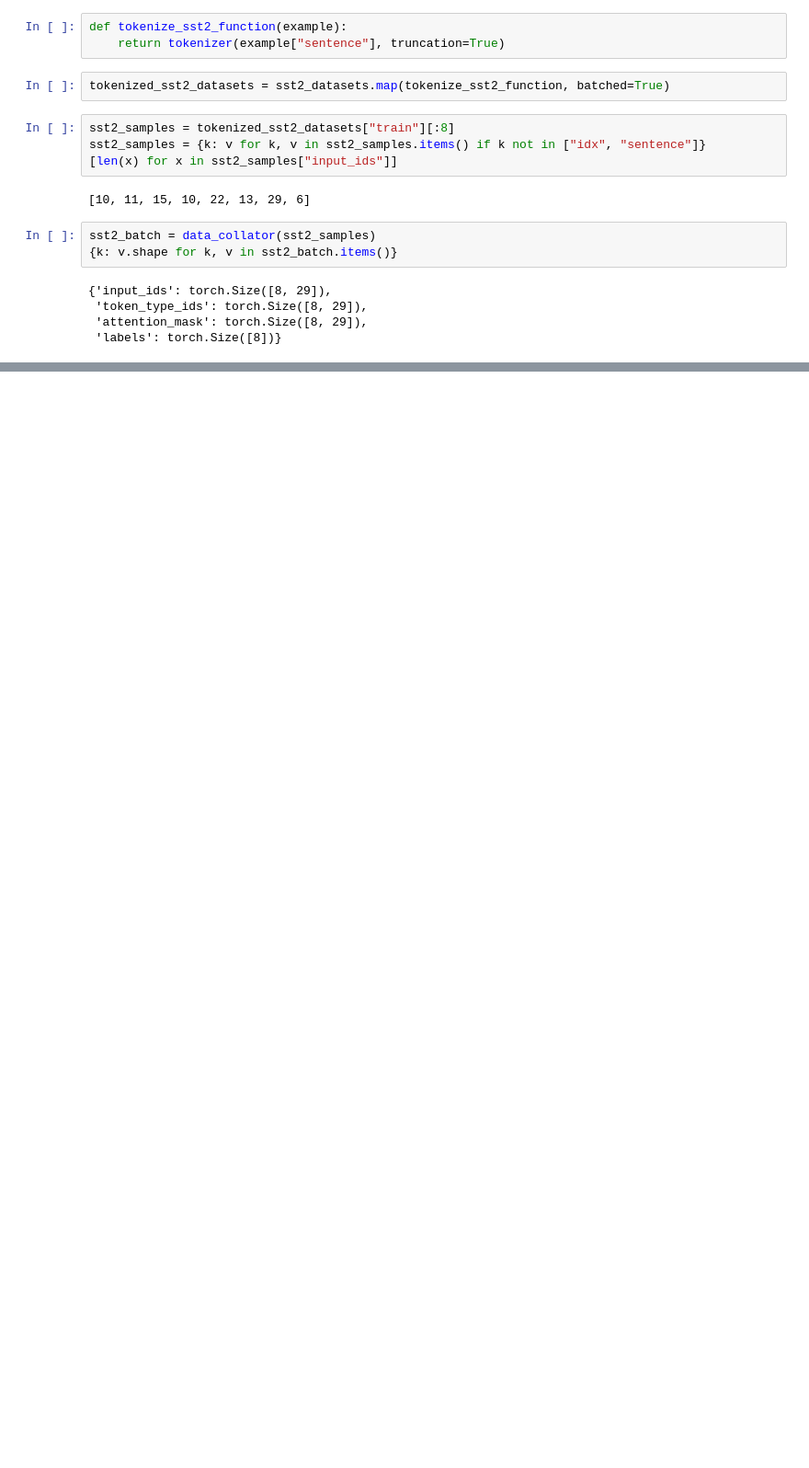
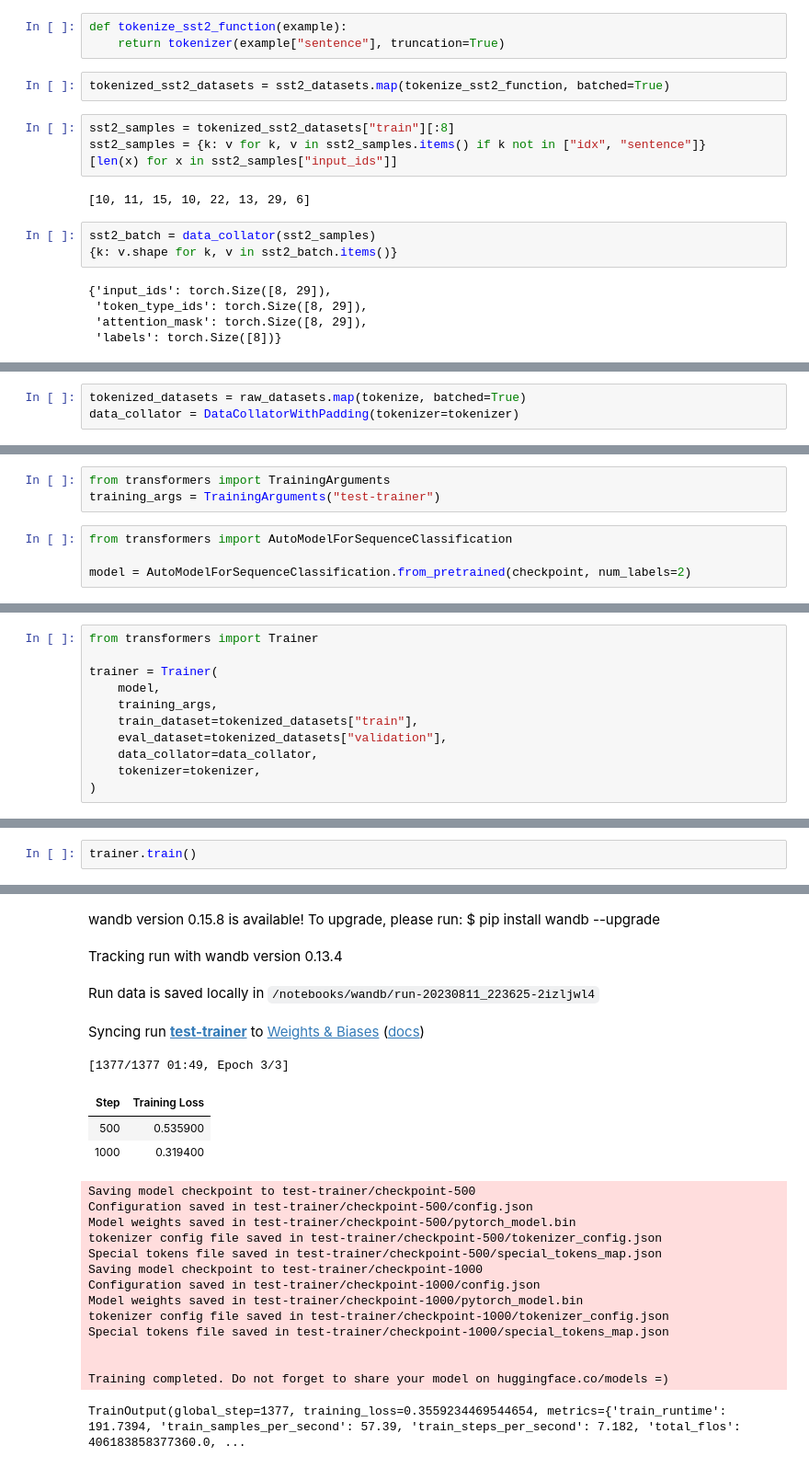
Before and after one commit to ptah23/nlp-transformers-course-notebooks, a Jupyter notebook: 3.Fine-tuning.ipynb, the cells around one changed output, grey strips where cells are left out. Shown at 92% size. Cells and saved outputs as stored; diff of their text form; blank space fills up the shorter version.

```diff
--- a/3.Fine-tuning.ipynb
+++ b/3.Fine-tuning.ipynb
@@ -177,0 +195,3 @@ sst2_batch = data_collator(sst2_samples)
+# %%
+tokenized_datasets = raw_datasets.map(tokenize, batched=True)
+data_collator = DataCollatorWithPadding(tokenizer=tokenizer)
@@ -177,0 +200,7 @@ sst2_batch = data_collator(sst2_samples)
+# %%
+from transformers import TrainingArguments
+training_args = TrainingArguments("test-trainer")
+# %%
+from transformers import AutoModelForSequenceClassification
+
+model = AutoModelForSequenceClassification.from_pretrained(checkpoint, num_labels=2)
@@ -177,0 +213,11 @@ sst2_batch = data_collator(sst2_samples)
+# %%
+from transformers import Trainer
+
+trainer = Trainer(
+    model,
+    training_args,
+    train_dataset=tokenized_datasets["train"],
+    eval_dataset=tokenized_datasets["validation"],
+    data_collator=data_collator,
+    tokenizer=tokenizer,
+)
@@ -177,0 +237,3 @@ sst2_batch = data_collator(sst2_samples)
+# %%
+trainer.train()
+# %% [output]
@@ -177,0 +266,22 @@ sst2_batch = data_collator(sst2_samples)
+wandb version 0.15.8 is available! To upgrade, please run: $ pip install wandb --upgrade
+Tracking run with wandb version 0.13.4
+Run data is saved locally in /notebooks/wandb/run-20230811_223625-2izljwl4
+Syncing run test-trainer to Weights & Biases (docs)
+[1377/1377 01:49, Epoch 3/3]
+| Step | Training Loss |
+| 500 | 0.535900 |
+| 1000 | 0.319400 |
+Saving model checkpoint to test-trainer/checkpoint-500
+Configuration saved in test-trainer/checkpoint-500/config.json
+Model weights saved in test-trainer/checkpoint-500/pytorch_model.bin
+tokenizer config file saved in test-trainer/checkpoint-500/tokenizer_config.json
+Special tokens file saved in test-trainer/checkpoint-500/special_tokens_map.json
+Saving model checkpoint to test-trainer/checkpoint-1000
+Configuration saved in test-trainer/checkpoint-1000/config.json
+Model weights saved in test-trainer/checkpoint-1000/pytorch_model.bin
+tokenizer config file saved in test-trainer/checkpoint-1000/tokenizer_config.json
+Special tokens file saved in test-trainer/checkpoint-1000/special_tokens_map.json
+
+
+Training completed. Do not forget to share your model on huggingface.co/models =)
+TrainOutput(global_step=1377, training_loss=0.3559234469544654, metrics={'train_runtime': 191.7394, 'train_samples_per_second': 57.39, 'train_steps_per_second': 7.182, 'total_flos': 406183858377360.0, ...
```
Also changed, not shown: parts of 23 cells of this notebook.
